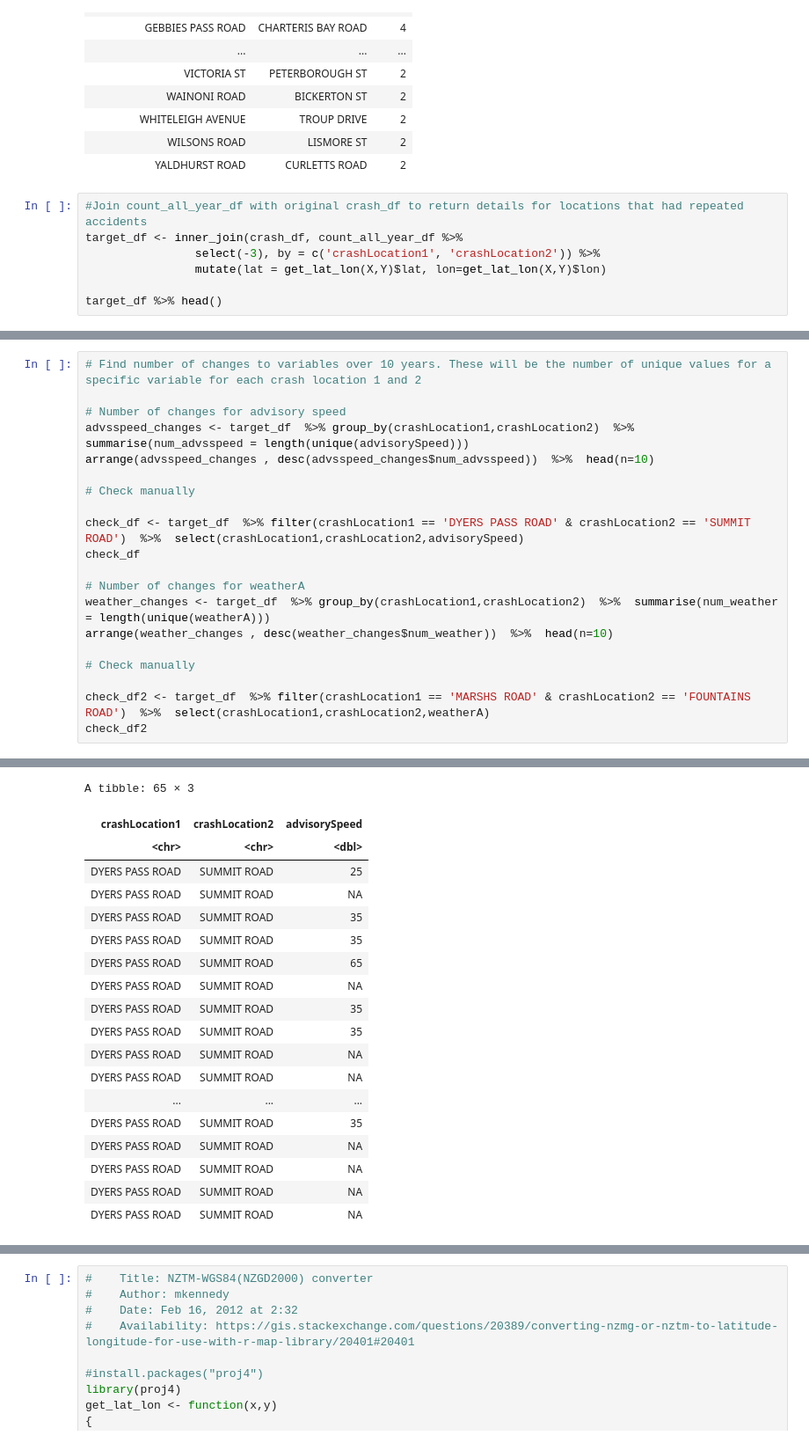
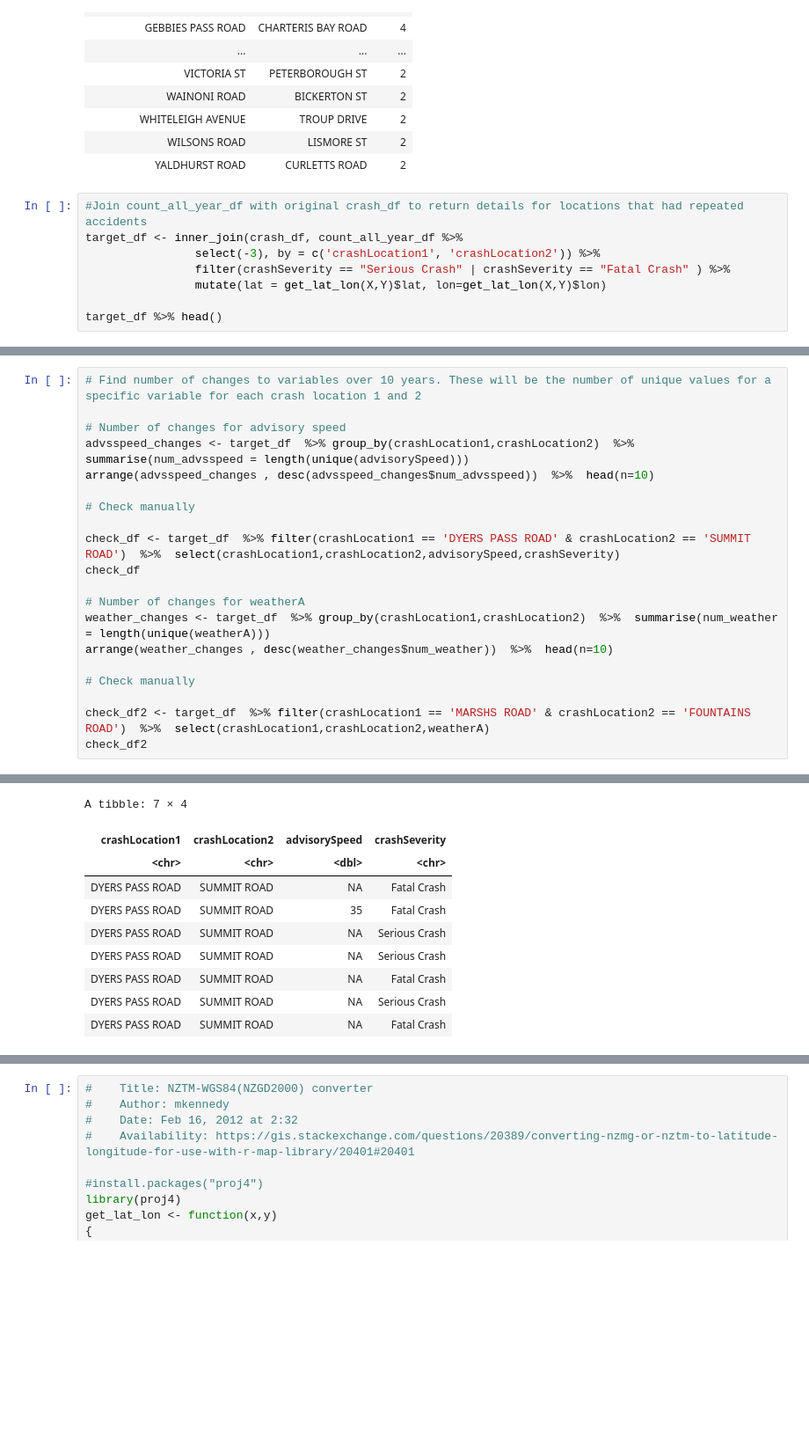
Before and after one commit to zelta1990/DATA422-Group-Project, a Jupyter notebook: group_project.ipynb, the cells around one changed output, grey strips where cells are left out. Shown at 88% size. Saved outputs shown, nothing was run; the diff lists cells and outputs as text; blank space fills up the shorter version.

```diff
--- a/group_project.ipynb
+++ b/group_project.ipynb
@@ -130,6 +130,7 @@ A spec_tbl_df: 207 × 3
 #Join count_all_year_df with original crash_df to return details for locations that had repeated accidents
 target_df <- inner_join(crash_df, count_all_year_df %>%
                 select(-3), by = c('crashLocation1', 'crashLocation2')) %>%
+                filter(crashSeverity == "Serious Crash" | crashSeverity == "Fatal Crash" ) %>%
                 mutate(lat = get_lat_lon(X,Y)$lat, lon=get_lat_lon(X,Y)$lon)
 
 target_df %>% head()
@@ -192,7 +193,7 @@ arrange(advsspeed_changes , desc(advsspeed_changes$num_advsspeed))  %>%  head(n=
 
 # Check manually
 
-check_df <- target_df  %>% filter(crashLocation1 == 'DYERS PASS ROAD' & crashLocation2 == 'SUMMIT ROAD')  %>%  select(crashLocation1,crashLocation2,advisorySpeed)
+check_df <- target_df  %>% filter(crashLocation1 == 'DYERS PASS ROAD' & crashLocation2 == 'SUMMIT ROAD')  %>%  select(crashLocation1,crashLocation2,advisorySpeed,crashSeverity)
 check_df
 
 # Number of changes for weatherA
@@ -222,22 +223,13 @@ A grouped_df: 10 × 3
-A tibble: 65 × 3
+A tibble: 7 × 4
-| crashLocation1 | crashLocation2 | advisorySpeed |
-| <chr> | <chr> | <dbl> |
-| DYERS PASS ROAD | SUMMIT ROAD | 25 |
-| DYERS PASS ROAD | SUMMIT ROAD | NA |
-| DYERS PASS ROAD | SUMMIT ROAD | 35 |
-| DYERS PASS ROAD | SUMMIT ROAD | 35 |
-| DYERS PASS ROAD | SUMMIT ROAD | 65 |
-| DYERS PASS ROAD | SUMMIT ROAD | NA |
-| DYERS PASS ROAD | SUMMIT ROAD | 35 |
-| DYERS PASS ROAD | SUMMIT ROAD | 35 |
-| DYERS PASS ROAD | SUMMIT ROAD | NA |
-| DYERS PASS ROAD | SUMMIT ROAD | NA |
-| ... | ... | ... |
-| DYERS PASS ROAD | SUMMIT ROAD | 35 |
-| DYERS PASS ROAD | SUMMIT ROAD | NA |
-| DYERS PASS ROAD | SUMMIT ROAD | NA |
-| DYERS PASS ROAD | SUMMIT ROAD | NA |
-| DYERS PASS ROAD | SUMMIT ROAD | NA |
+| crashLocation1 | crashLocation2 | advisorySpeed | crashSeverity |
+| <chr> | <chr> | <dbl> | <chr> |
+| DYERS PASS ROAD | SUMMIT ROAD | NA | Fatal Crash |
+| DYERS PASS ROAD | SUMMIT ROAD | 35 | Fatal Crash |
+| DYERS PASS ROAD | SUMMIT ROAD | NA | Serious Crash |
+| DYERS PASS ROAD | SUMMIT ROAD | NA | Serious Crash |
+| DYERS PASS ROAD | SUMMIT ROAD | NA | Fatal Crash |
+| DYERS PASS ROAD | SUMMIT ROAD | NA | Serious Crash |
+| DYERS PASS ROAD | SUMMIT ROAD | NA | Fatal Crash |
 `summarise()` has grouped output by 'crashLocation1'. You can override using
 the `.groups` argument.
 A grouped_df: 10 × 3
```
Also changed, not shown: parts of 4 cells of this notebook.
